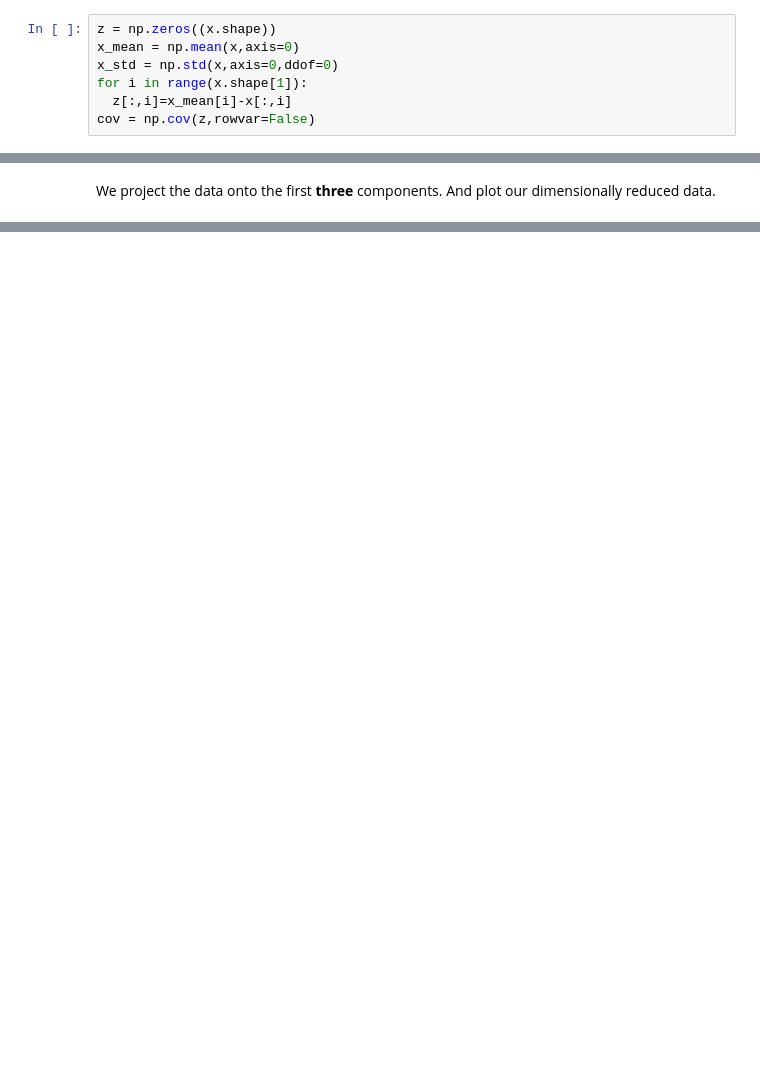
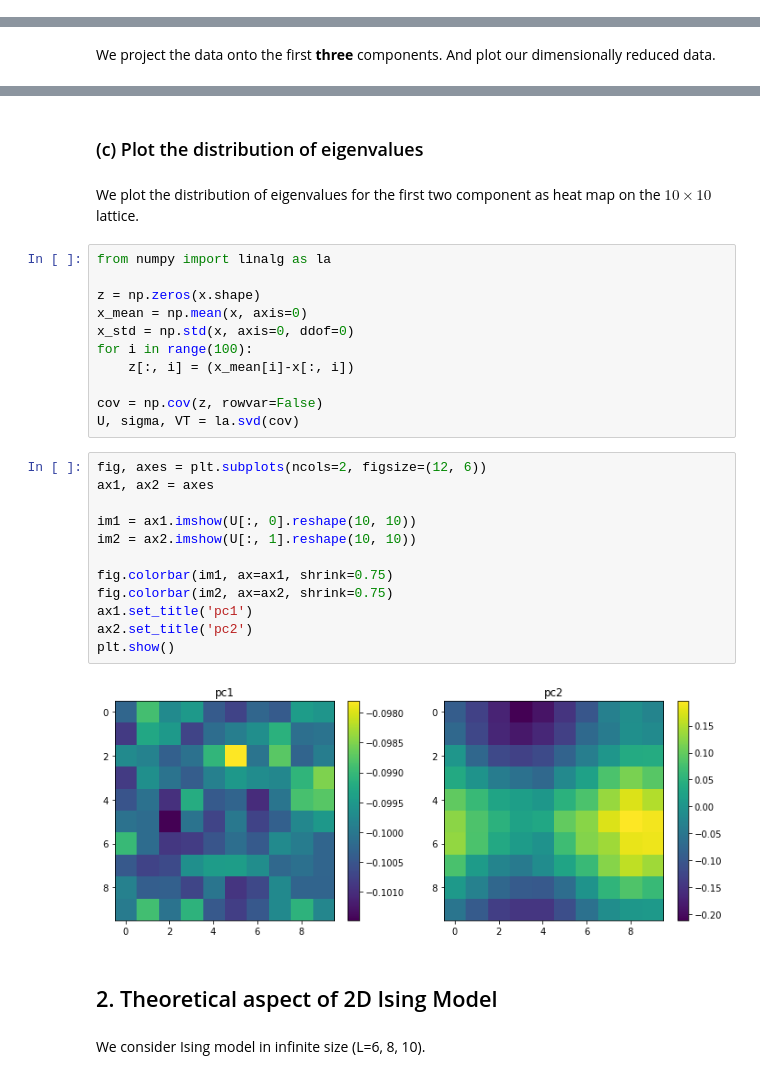
Before and after one commit to Marina17700/PHYS3151, a Jupyter notebook: HW4/hw4.ipynb, the cells around one changed output, grey strips where cells are left out. Cells and saved outputs as stored; diff of their text form; blank space fills up the shorter version.

```diff
--- a/HW4/hw4.ipynb
+++ b/HW4/hw4.ipynb
@@ -20,7 +22,0 @@ t = t.T
-# %%
-z = np.zeros((x.shape))
-x_mean = np.mean(x,axis=0)
-x_std = np.std(x,axis=0,ddof=0)
-for i in range(x.shape[1]):
-  z[:,i]=x_mean[i]-x[:,i]
-cov = np.cov(z,rowvar=False)
@@ -51,0 +77,34 @@ cb.set_label(label='$T$',labelpad=10)
+# %% [markdown]
+### (c) Plot the distribution of eigenvalues
+# %% [markdown]
+We plot the distribution of eigenvalues for the first two component as heat map on
+the $ 10 \times 10 $ lattice.
+# %%
+from numpy import linalg as la
+
+z = np.zeros(x.shape)
+x_mean = np.mean(x, axis=0)
+x_std = np.std(x, axis=0, ddof=0)
+for i in range(100):
+    z[:, i] = (x_mean[i]-x[:, i])
+
+cov = np.cov(z, rowvar=False)
+U, sigma, VT = la.svd(cov)
+# %%
+fig, axes = plt.subplots(ncols=2, figsize=(12, 6))
+ax1, ax2 = axes
+
+im1 = ax1.imshow(U[:, 0].reshape(10, 10))
+im2 = ax2.imshow(U[:, 1].reshape(10, 10))
+
+fig.colorbar(im1, ax=ax1, shrink=0.75)
+fig.colorbar(im2, ax=ax2, shrink=0.75)
+ax1.set_title('pc1')
+ax2.set_title('pc2')
+plt.show()
+# %% [output]
+[figure, added]
+# %% [markdown]
+## 2. Theoretical aspect of 2D Ising Model
+# %% [markdown]
+We consider Ising model in infinite size (L=6, 8, 10).
```
Also changed, not shown: parts of 19 cells of this notebook, 1 other file.
